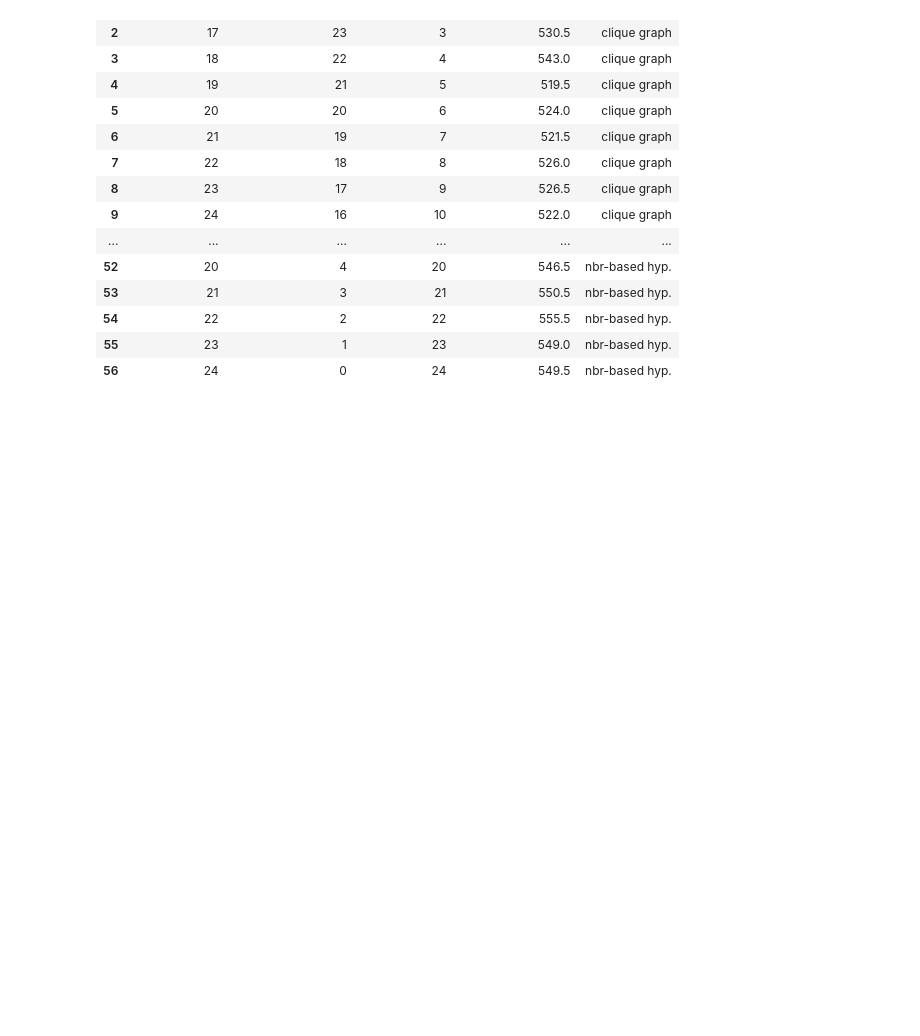
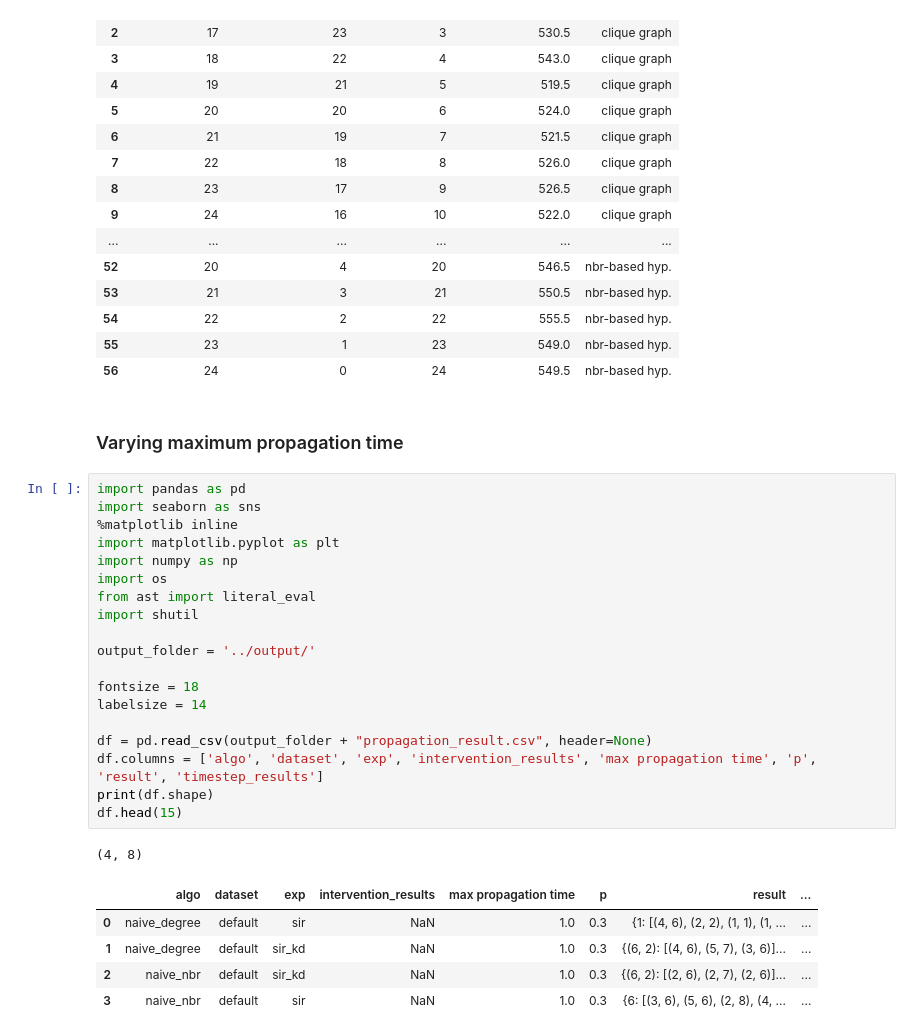
Before and after one commit to toggled/vldbsubmission, a Jupyter notebook: python_src/propagationPlots_bishwa.ipynb, the cells around one changed output. Saved outputs shown, nothing was run; the diff lists cells and outputs as text; blank space fills up the shorter version.

```diff
--- a/python_src/propagationPlots_bishwa.ipynb
+++ b/python_src/propagationPlots_bishwa.ipynb
@@ -942,3 +951,31 @@ df_plot
 | 54 | 22 | 2 | 22 | 555.5 | nbr-based hyp. |
 | 55 | 23 | 1 | 23 | 549.0 | nbr-based hyp. |
 | 56 | 24 | 0 | 24 | 549.5 | nbr-based hyp. |
+# %% [markdown]
+### Varying maximum propagation time
+# %%
+import pandas as pd
+import seaborn as sns
+%matplotlib inline
+import matplotlib.pyplot as plt
+import numpy as np
+import os
+from ast import literal_eval
+import shutil
+
+output_folder = '../output/'
+
+fontsize = 18
+labelsize = 14
+
+df = pd.read_csv(output_folder + "propagation_result.csv", header=None)
+df.columns = ['algo', 'dataset', 'exp', 'intervention_results', 'max propagation time', 'p', 'result', 'timestep_results']
+print(df.shape)
+df.head(15)
+# %% [output]
+(4, 8)
+|  | algo | dataset | exp | intervention_results | max propagation time | p | result | ... |
+| 0 | naive_degree | default | sir | NaN | 1.0 | 0.3 | {1: [(4, 6), (2, 2), (1, 1), (1, ... | ... |
+| 1 | naive_degree | default | sir_kd | NaN | 1.0 | 0.3 | {(6, 2): [(4, 6), (5, 7), (3, 6)]... | ... |
+| 2 | naive_nbr | default | sir_kd | NaN | 1.0 | 0.3 | {(6, 2): [(2, 6), (2, 7), (2, 6)]... | ... |
+| 3 | naive_nbr | default | sir | NaN | 1.0 | 0.3 | {6: [(3, 6), (5, 6), (2, 8), (4, ... | ... |
```
Also changed, not shown: parts of 5 cells of this notebook, 4 other files.
